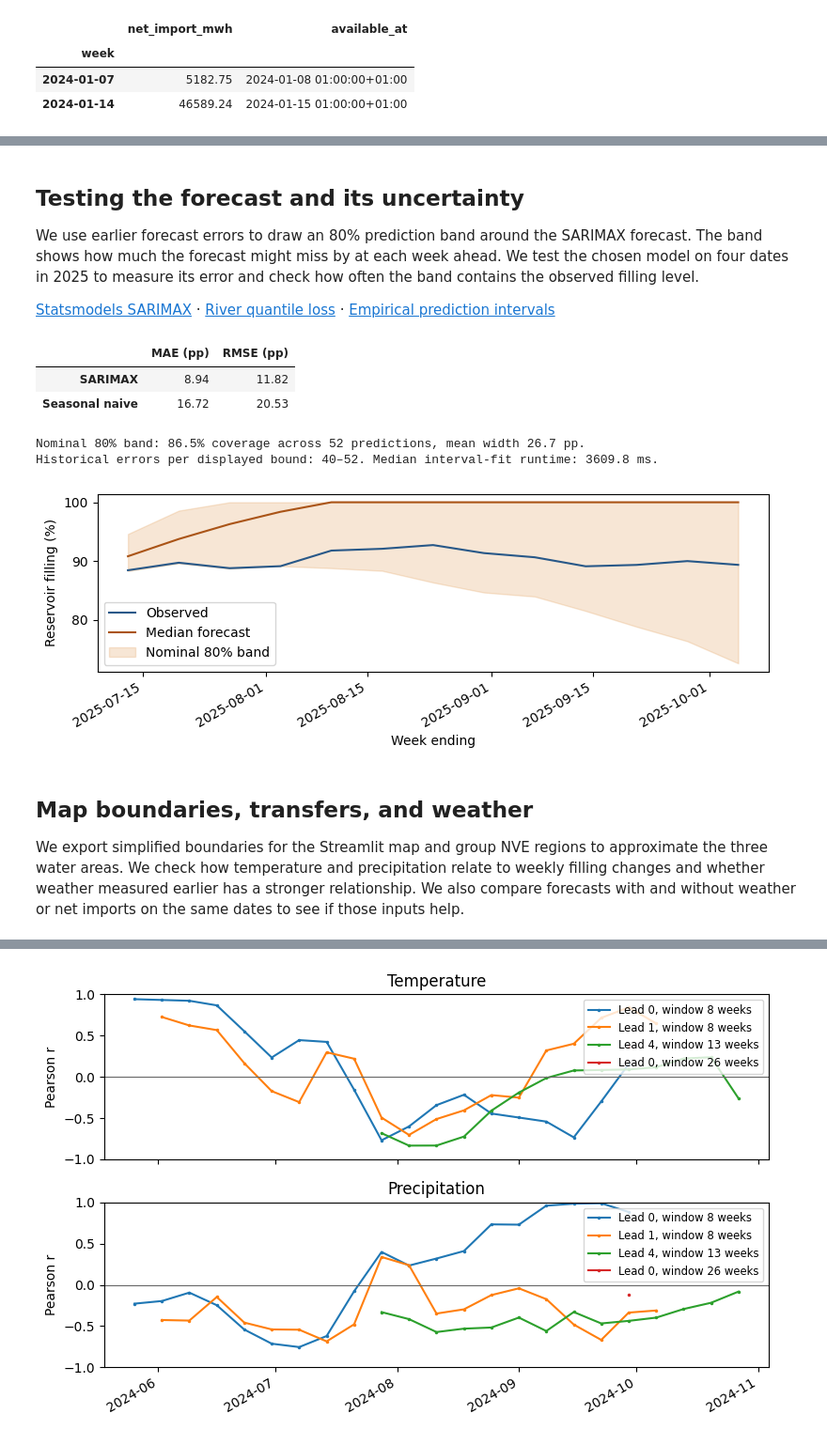
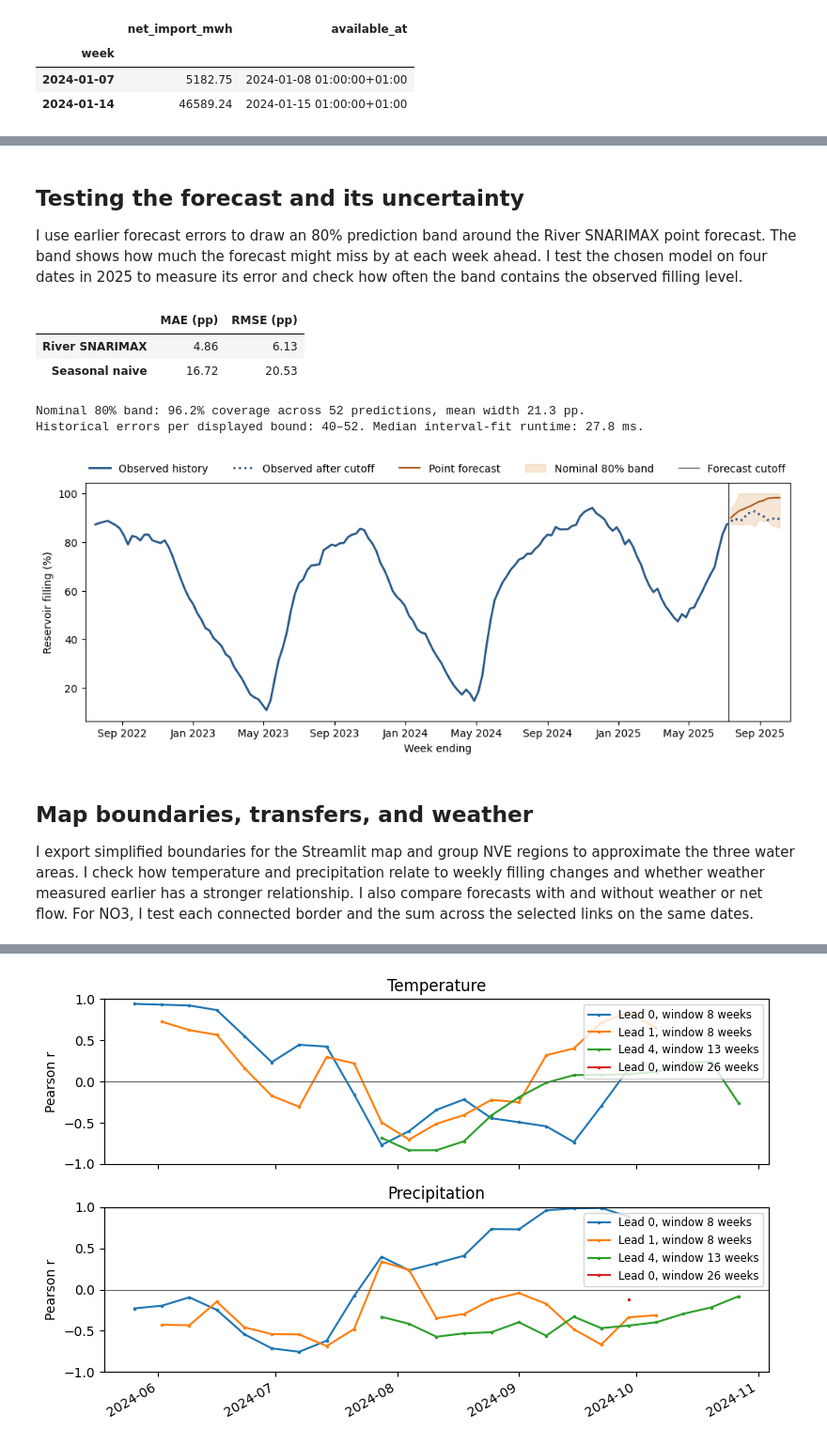
Before and after one commit to dared22/ind320, a Jupyter notebook: notebooks/project_notebook_part4.ipynb, the cells around one changed output, grey strips where cells are left out. Shown at 94% size. Cells and saved outputs as stored; diff of their text form; code cells hidden in the pictures.

```diff
--- a/notebooks/project_notebook_part4.ipynb
+++ b/notebooks/project_notebook_part4.ipynb
@@ -248,53 +233,65 @@ Selected settings: (2, 1, 1) 104 ('EUR/NOK', 'USD/NOK')
 # %% [markdown]
 ## Testing the forecast and its uncertainty
 
-We use earlier forecast errors to draw an 80% prediction band around the SARIMAX forecast. The band shows how much the forecast might miss by at each week ahead. We test the chosen model on four dates in 2025 to measure its error and check how often the band contains the observed filling level.
-
-[Statsmodels SARIMAX](https://www.statsmodels.org/stable/generated/statsmodels.tsa.statespace.sarimax.SARIMAX.html) ·
-[River quantile loss](https://github.com/online-ml/river/blob/0.22.0/river/optim/losses.py) ·
-[Empirical prediction intervals](https://www.sciencedirect.com/science/article/pii/S0169207013001313)
+I use earlier forecast errors to draw an 80% prediction band around the River SNARIMAX point forecast. The band shows how much the forecast might miss by at each week ahead. I test the chosen model on four dates in 2025 to measure its error and check how often the band contains the observed filling level.
 # %%
 # The held-out dates enter only after selecting settings on the tuning dates.
 test_dates = forecast_dates(2025)
 holdout = evaluate(test_dates, winner.Order, int(winner.Weeks), winner.Inputs, bands=True)
 scored = holdout.dropna(subset=["actual"])
 scored_band = scored.dropna(subset=["lower", "upper"])
 covered = scored_band.actual.between(scored_band.lower, scored_band.upper)
 metrics = pd.DataFrame(
     [scores(scored, "median"), scores(scored, "seasonal_naive")],
-    columns=["MAE (pp)", "RMSE (pp)"], index=["SARIMAX", "Seasonal naive"],
+    columns=["MAE (pp)", "RMSE (pp)"], index=["River SNARIMAX", "Seasonal naive"],
 )
 display(metrics.round(2))
 mean_width = (scored_band.upper - scored_band.lower).mean()
 print(f"Nominal 80% band: {covered.mean():.1%} coverage across {len(scored_band)} predictions, "
       f"mean width {mean_width:.1f} pp.")
 print(f"Historical errors per displayed bound: {scored_band.interval_samples.min()}–"
       f"{scored_band.interval_samples.max()}. "
       f"Median interval-fit runtime: {scored.runtime_ms.median():.1f} ms.")
 
-# Draw the held-out forecast with its uncertainty on the original fill scale.
+# Show the full training window and the observations that followed the cutoff.
 example = holdout.loc[holdout.origin.eq(test_dates[2])]
-fig, ax = plt.subplots(figsize=(8, 3))
-ax.plot(example.index, example.actual, label="Observed", color="#285888")
-ax.plot(example.index, example["median"], label="Median forecast", color="#aa5417")
+training_start = example.index[0] - int(winner.Weeks) * WEEK
+observed_weeks = pd.date_range(training_start, example.index[-1], freq="W-SUN")
+observed = filling.reindex(observed_weeks)
+
+from matplotlib.dates import DateFormatter, MonthLocator
+
+fig, ax = plt.subplots(figsize=(10, 4), layout="constrained")
+# Repeat the last training observation so the two line segments join.
+training_end = example.index[0] - WEEK
+observed_history = observed.loc[:training_end]
+observed_after_cutoff = observed.loc[training_end:]
+ax.plot(observed_history.index, observed_history, label="Observed history", color="#285888", linewidth=2)
+ax.plot(observed_after_cutoff.index, observed_after_cutoff, label="Observed after cutoff",
+        color="#285888", linestyle=":", linewidth=2)
+ax.plot(example.index, example["median"], label="Point forecast", color="#aa5417")
 ax.fill_between(example.index, example.lower, example.upper, alpha=0.22,
                 color="#df9142", label="Nominal 80% band")
+ax.axvline(test_dates[2], color="#555555", linewidth=1, label="Forecast cutoff")
 ax.set(ylabel="Reservoir filling (%)", xlabel="Week ending")
-ax.legend(loc="best")
-fig.autofmt_xdate()
-fig.tight_layout()
+ax.xaxis.set_major_locator(MonthLocator(bymonth=(1, 5, 9)))
+ax.xaxis.set_major_formatter(DateFormatter("%b %Y"))
+ax.margins(x=0.015)
+# Distribute the legend across the axes so it fits without squeezing the plot.
+ax.legend(loc="lower left", bbox_to_anchor=(0, 1.02, 1, 0), mode="expand",
+          ncol=5, frameon=False, borderaxespad=0)
 plt.show()
 # %% [output]
 |  | MAE (pp) | RMSE (pp) |
-| SARIMAX | 8.94 | 11.82 |
+| River SNARIMAX | 4.86 | 6.13 |
 | Seasonal naive | 16.72 | 20.53 |
-Nominal 80% band: 86.5% coverage across 52 predictions, mean width 26.7 pp.
-Historical errors per displayed bound: 40–52. Median interval-fit runtime: 3609.8 ms.
+Nominal 80% band: 96.2% coverage across 52 predictions, mean width 21.3 pp.
+Historical errors per displayed bound: 40–52. Median interval-fit runtime: 27.8 ms.
-[figure, old version]
+[figure, new version]
 # %% [markdown]
 ## Map boundaries, transfers, and weather
 
-We export simplified boundaries for the Streamlit map and group NVE regions to approximate the three water areas. We check how temperature and precipitation relate to weekly filling changes and whether weather measured earlier has a stronger relationship. We also compare forecasts with and without weather or net imports on the same dates to see if those inputs help.
+I export simplified boundaries for the Streamlit map and group NVE regions to approximate the three water areas. I check how temperature and precipitation relate to weekly filling changes and whether weather measured earlier has a stronger relationship. I also compare forecasts with and without weather or net flow. For NO3, I test each connected border and the sum across the selected links on the same dates.
 # %%
 # Export and count the map shapes by area type.
 geometry_path = root / "data" / "reservoir_areas.geojson"
```
Also changed, not shown: parts of 10 cells of this notebook, 13 other files.
